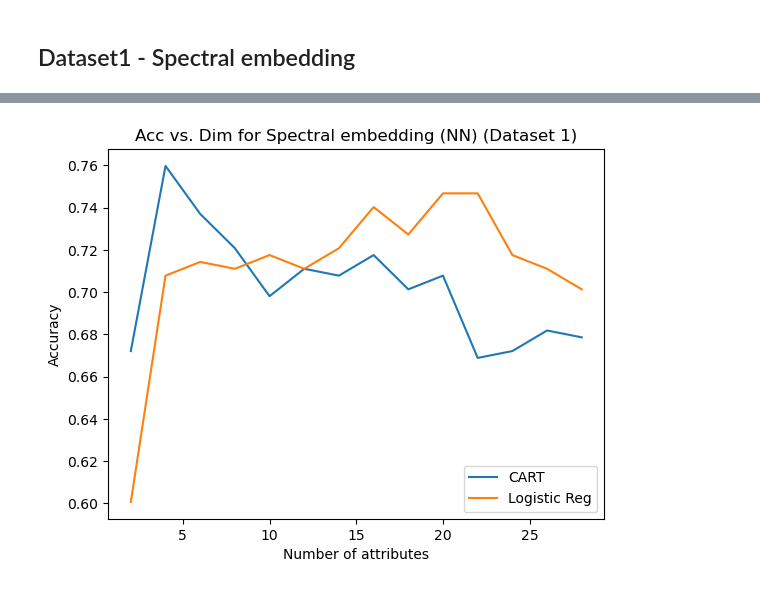
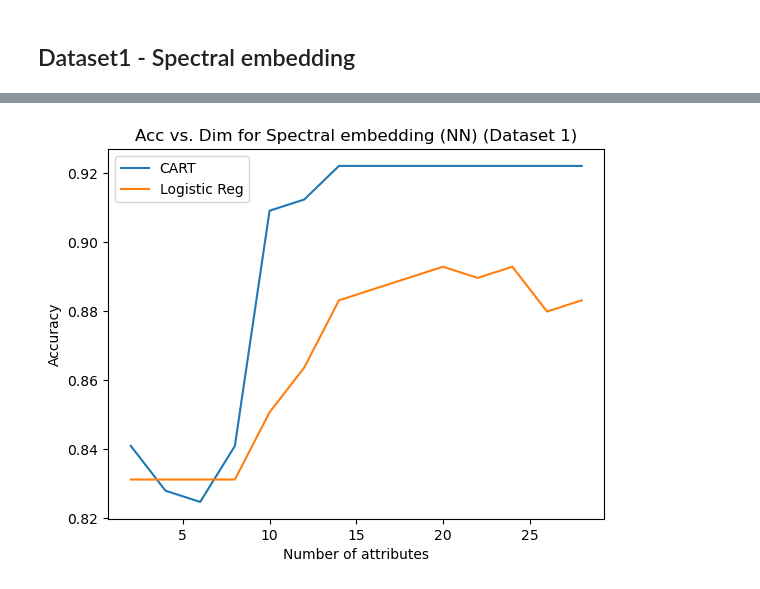
Before and after one commit to almusawiaf/CMSC635Project, a Jupyter notebook: CMSC635_Project3_Dataset1.ipynb, the cells around one changed output, grey strips where cells are left out. Saved outputs shown, nothing was run; the diff lists cells and outputs as text; code cells hidden in the pictures.

Commit message:
more results

```diff
--- a/CMSC635_Project3_Dataset1.ipynb
+++ b/CMSC635_Project3_Dataset1.ipynb
@@ -37,6 +37,7 @@ def Logistic(X_train,y_train, X_test):
     clf = LogisticRegression(max_iter=10000, penalty='l1', C=1.6, solver= 'liblinear')
     clf.fit(X_train, y_train)
     y_pred = clf.predict(X_test)
+    X_train,y_train, X_test = None, None, None
     return y_pred
 
 
@@ -44,6 +45,7 @@ def CART(X_train,y_train, X_test):
     clf = DecisionTreeClassifier(max_depth=5)
     clf.fit(X_train, y_train)
     y_pred = clf.predict(X_test)
+    X_train,y_train, X_test = None, None, None
     return y_pred
 
 def one_split(X, Y):
@@ -69,7 +71,7 @@ def get_classification_metrics(y_true, y_pred):
 
     macro_sensitivity = np.mean(sensitivity)
     macro_specificity = np.mean(specificity)
-
+#     print(accuracy, macro_sensitivity, macro_specificity)
     return accuracy, macro_sensitivity, macro_specificity
 
 def predict(X,Y, predictors):
@@ -100,11 +102,6 @@ def SE_nn(X, n=2):
     return X_CE
 
 # -------------------------------------------------------------------
-predictors = [CART, Logistic]
-predictorsTXT = ['CART', 'Logistic']
-# -------------------------------------------------------------------
-DR = [ PCA_model, SE_rbf, SE_nn]
-DR_TXT = [ 'PCA_model','SE_rbf', 'SE_nn']
 # %% [markdown]
 # Dataset1
 # %%
@@ -135,7 +132,7 @@ X1, Y1 = split_labels(df1, ['target'])
 All = {}
 for NoF in range (2, X1.shape[1], 2): # Number of features
     X1s = PCA_model(X1, NoF) # dimension reduction
-    results1 = predict(X1s, np.ravel(Y1), predictors) # Machine learning models
+    results1 = predict(X1s, np.ravel(Y1), [CART, Logistic]) # Machine learning models
 
     All[NoF] = [results1[0][0], results1[1][0]]
 
@@ -162,31 +159,32 @@ All_nn = {}
 print(X1.shape[1])
 X_train, X_test, y_train, y_test = one_split(X1, Y1)
 SE = SE_nn
+
+scaler = StandardScaler()
+X_train1 = scaler.fit_transform(X_train)
 for NoF in range (2, X1.shape[1], 2): # Number of features
     # calculate the embedding representation of the train dataset
-    X_train_SE = SE(X_train, NoF)
 
-    X_test_SE_nn = pd.DataFrame(columns=[i for i in range(NoF)])
+    X_train_SE = SE(X_train1, NoF)
+    X_test_SE = pd.DataFrame(columns=[i for i in range(NoF)])
+
     # take one datapoint and find its embedding and adding it to new embedded test set
     for _, row in X_test.iterrows():
         X_tr = X_train.copy()
         X_tr.loc[len(X_tr)] = row
 
-        X_tr_SE_nn = SE(X_tr, NoF)
+        X_train2 = scaler.transform(X_tr)
+        X_tr_SE = SE(X_train2, NoF)
 
-        nn = X_tr_SE_nn[-1]
-        X_test_SE_nn.loc[len(X_test_SE_nn)] = nn
+        nn = X_tr_SE[-1]
+        X_test_SE.loc[len(X_test_SE)] = nn
 
-    scaler = StandardScaler()
-    X_train_SE = scaler.fit_transform(X_train_SE)
+    pred_Y  = [f(X_train_SE, np.ravel(y_train), X_test_SE) for f in [CART, Logistic] ]
+    results = [get_classification_metrics(y_test, p) for p in pred_Y]
 
-    X_test_nn = scaler.transform(X_test_SE_nn)
+    All[NoF] = [results[0][0], results[1][0]]
+    print(NoF, results[0][0], results[1][0])
 
-    pred_Y_nn = [pred(X_train_SE, np.ravel(y_train), X_test_nn) for pred in predictors]
-    results_nn = [get_classification_metrics(y_test, p) for p in pred_Y_nn]
-
-    All_nn[NoF] = [results_nn[0][0], results_nn[1][0]]
-    print(NoF, results_nn[0][0], results_nn[1][0])
 print('Spectral embedding nn')
 # %% [output]
 30
@@ -208,17 +192,16 @@ Spectral embedding nn
 # %%
-All = All_nn
 num = [f for f in All]
 cart = [All[f][0] for f in All]
 logistic = [All[f][1] for f in All]
 fdf = pd.DataFrame({'Number of attributes': num,
                     'CART': cart,
                     'Logistic Reg': logistic})
 # -------------------------------------------------------------------
 import matplotlib.pyplot as plt
 fdf.plot(x='Number of attributes', y=['CART', 'Logistic Reg'])
 plt.legend()
 plt.ylabel('Accuracy')
 plt.title("Acc vs. Dim for Spectral embedding (NN) (Dataset 1)")
 plt.show()
 # %% [output]
-[figure, old version]
+[figure, new version]
```
Also changed, not shown: parts of 2 cells of this notebook, 1 other file.
